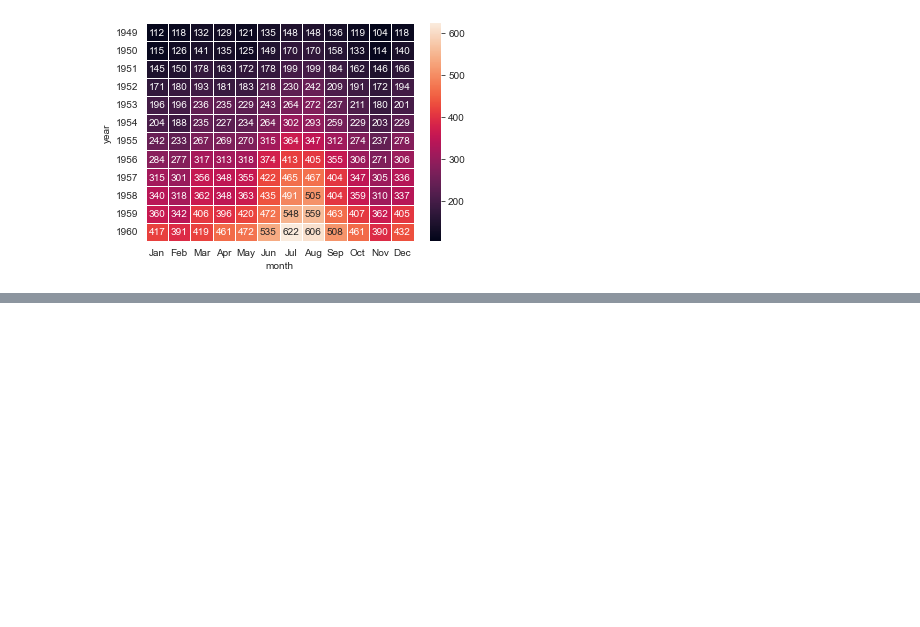
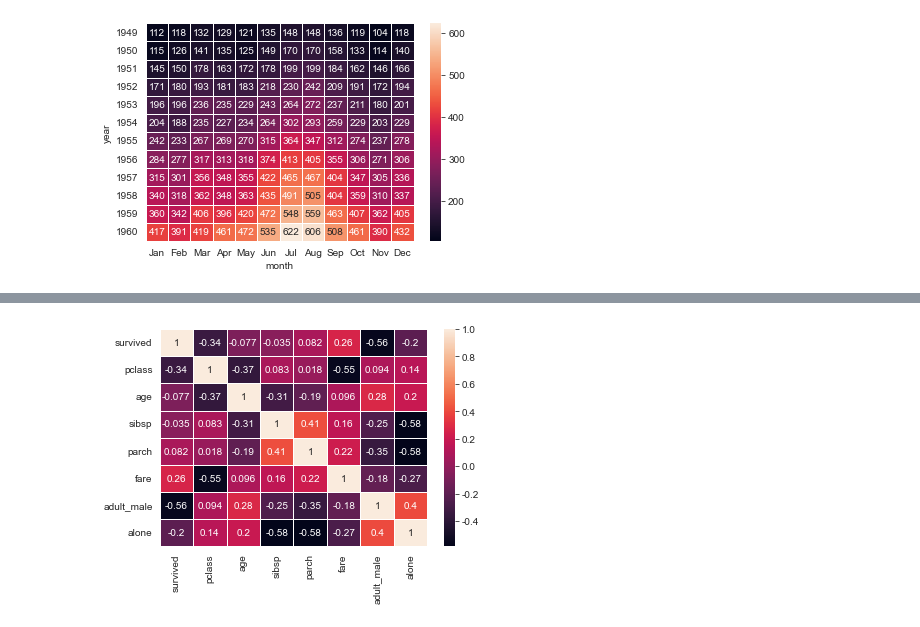
Before and after one commit to JaewooJason/Daily_Practice, a Jupyter notebook: 2022_AI_Visualization[03].ipynb, the cells around one changed output, grey strips where cells are left out. Drawn from its saved outputs; the diff is of its cells as text; code cells hidden in the pictures; blank space fills up the shorter version.

```diff
--- a/2022_AI_Visualization[03].ipynb
+++ b/2022_AI_Visualization[03].ipynb
@@ -308,0 +321,10 @@ plt.close()
+# %%
+sns.heatmap(titan_dataset.corr(),
+            annot = True,
+            linewidth = 1,
+            cbar = True)
+
+plt.show()
+plt.close()
+# %% [output]
+[figure, added]
```
Also changed, not shown: parts of 1 cell of this notebook.
